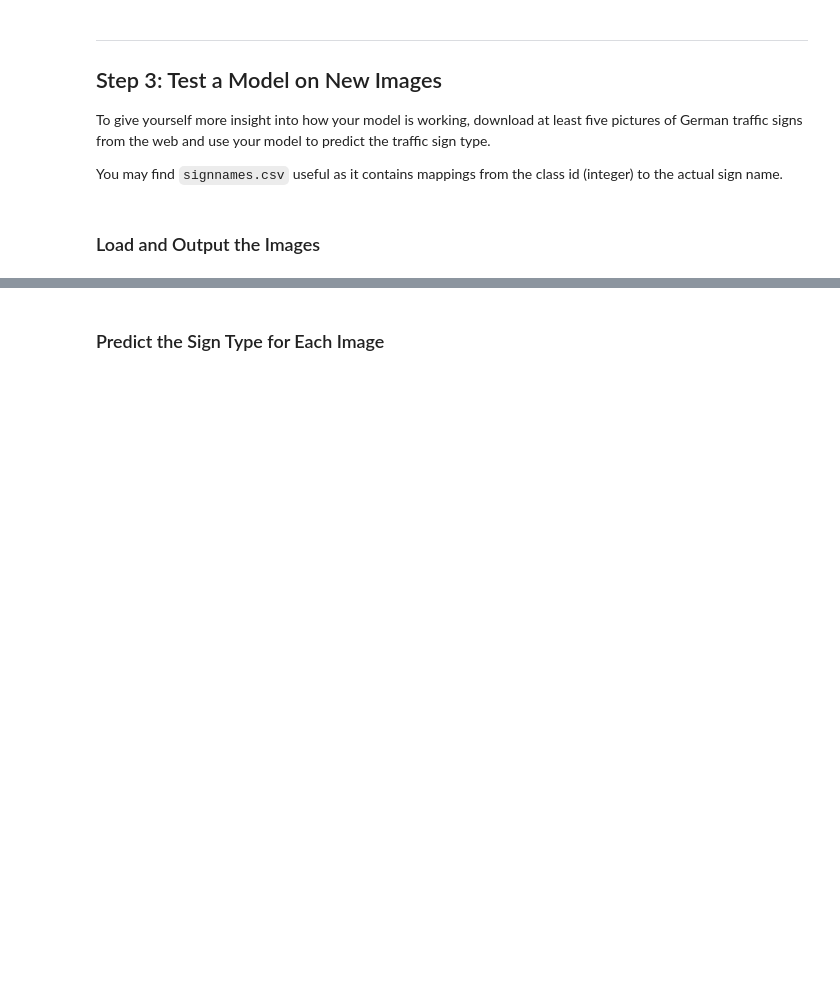
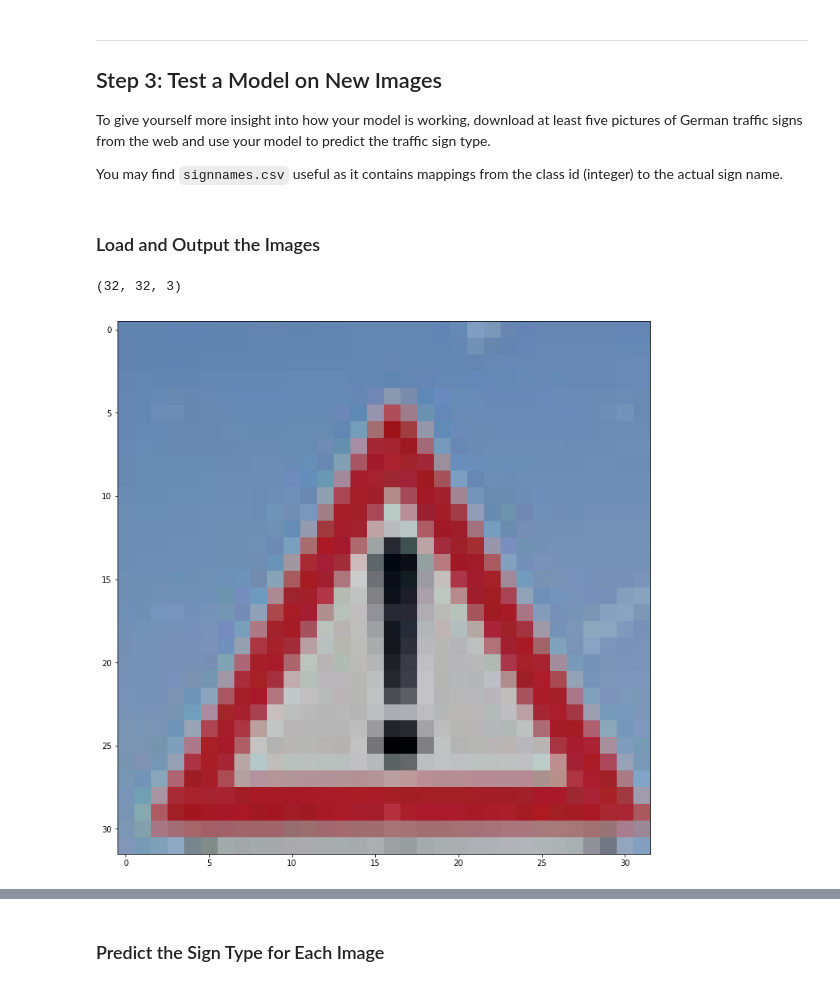
Before and after one commit to xingliuUT/CarND-Traffic-Sign-Classifier-Project, a Jupyter notebook: Traffic_Sign_Classifier.ipynb, the cells around one changed output, grey strips where cells are left out. Drawn from its saved outputs; the diff is of its cells as text; code cells hidden in the pictures; blank space fills up the shorter version.

```diff
--- a/Traffic_Sign_Classifier.ipynb
+++ b/Traffic_Sign_Classifier.ipynb
@@ -657,14 +657,17 @@ from PIL import Image
 #import numpy as np
 # %%
 # crop & resize
-index = '06'
+index = '16'
 img0 = Image.open('./newImg/newImg' + index)
-img1 = img0.crop((25,10,160,125))
+img1 = img0.crop((20,30,160,170))
 img2 = img1.resize([32, 32], Image.ANTIALIAS)
 #plt.imshow(img2)
 img2.save("./newImg/newTest" + index + '.png', "PNG")
 # %%
 # test crop & resize
-imgTest01 = mpimg.imread('./newImg/newTest' + index + '.png')
+imgTest01 = mpimg.imread('./newImg/newTest' + str(index) + '.png')
 plt.imshow(imgTest01)
 print(imgTest01.shape)
+# %% [output]
+(32, 32, 3)
+[figure, added]
```
Also changed, not shown: parts of 10 cells of this notebook.
